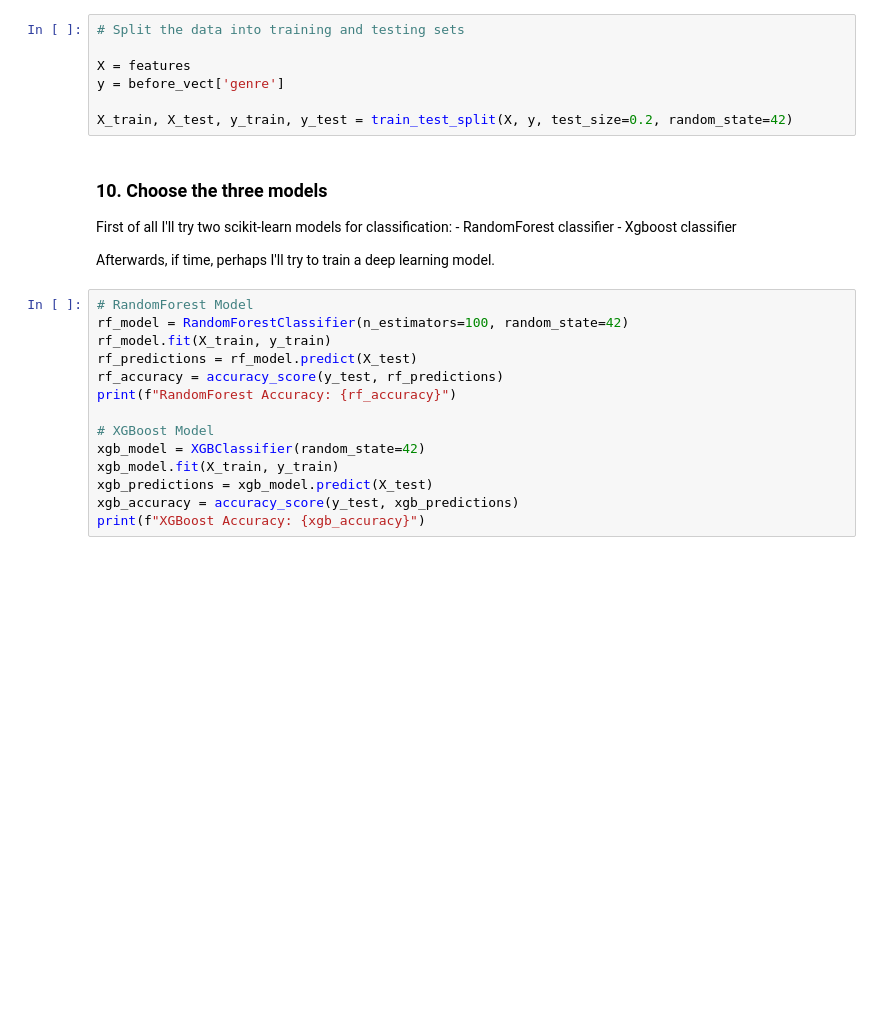
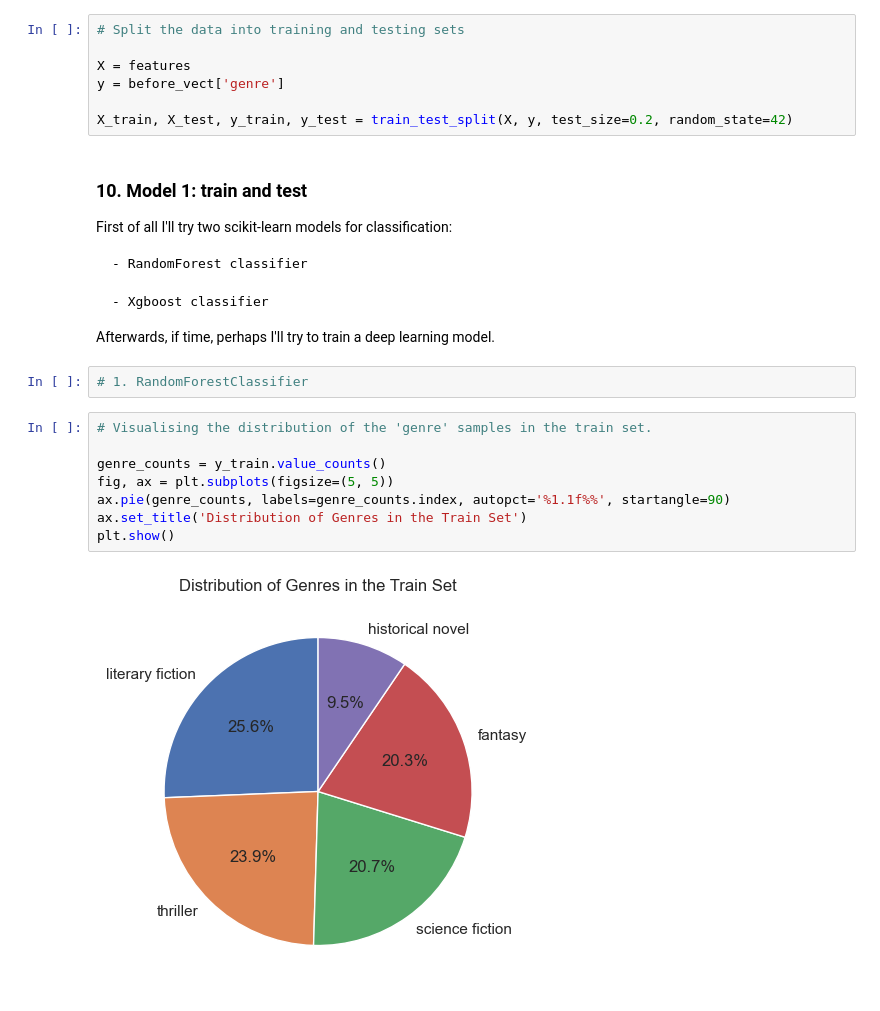
Before and after one commit to foscanit/final_project, a Jupyter notebook: notebooks/Train_models.ipynb, the cells around one changed output. Cells and saved outputs as stored; diff of their text form; blank space fills up the shorter version.

Commit message:
first model done with graphics

```diff
--- a/notebooks/Train_models.ipynb
+++ b/notebooks/Train_models.ipynb
@@ -154,24 +140,24 @@ y = before_vect['genre']
 
 X_train, X_test, y_train, y_test = train_test_split(X, y, test_size=0.2, random_state=42)
 # %% [markdown]
-### 10. Choose the three models
+### 10. Model 1: train and test
 
 First of all I'll try two scikit-learn models for classification:
+
     - RandomForest classifier
+
     - Xgboost classifier
 
 Afterwards, if time, perhaps I'll try to train a deep learning model.
-# %%
-# RandomForest Model
-rf_model = RandomForestClassifier(n_estimators=100, random_state=42)
-rf_model.fit(X_train, y_train)
-rf_predictions = rf_model.predict(X_test)
-rf_accuracy = accuracy_score(y_test, rf_predictions)
-print(f"RandomForest Accuracy: {rf_accuracy}")
-
-# XGBoost Model
-xgb_model = XGBClassifier(random_state=42)
-xgb_model.fit(X_train, y_train)
-xgb_predictions = xgb_model.predict(X_test)
-xgb_accuracy = accuracy_score(y_test, xgb_predictions)
-print(f"XGBoost Accuracy: {xgb_accuracy}")
+# %%
+# 1. RandomForestClassifier
+# %%
+# Visualising the distribution of the 'genre' samples in the train set.
+
+genre_counts = y_train.value_counts()
+fig, ax = plt.subplots(figsize=(5, 5))
+ax.pie(genre_counts, labels=genre_counts.index, autopct='%1.1f%%', startangle=90)
+ax.set_title('Distribution of Genres in the Train Set')
+plt.show()
+# %% [output]
+[figure, added]
```
Also changed, not shown: parts of 28 cells of this notebook, 2 other files.
